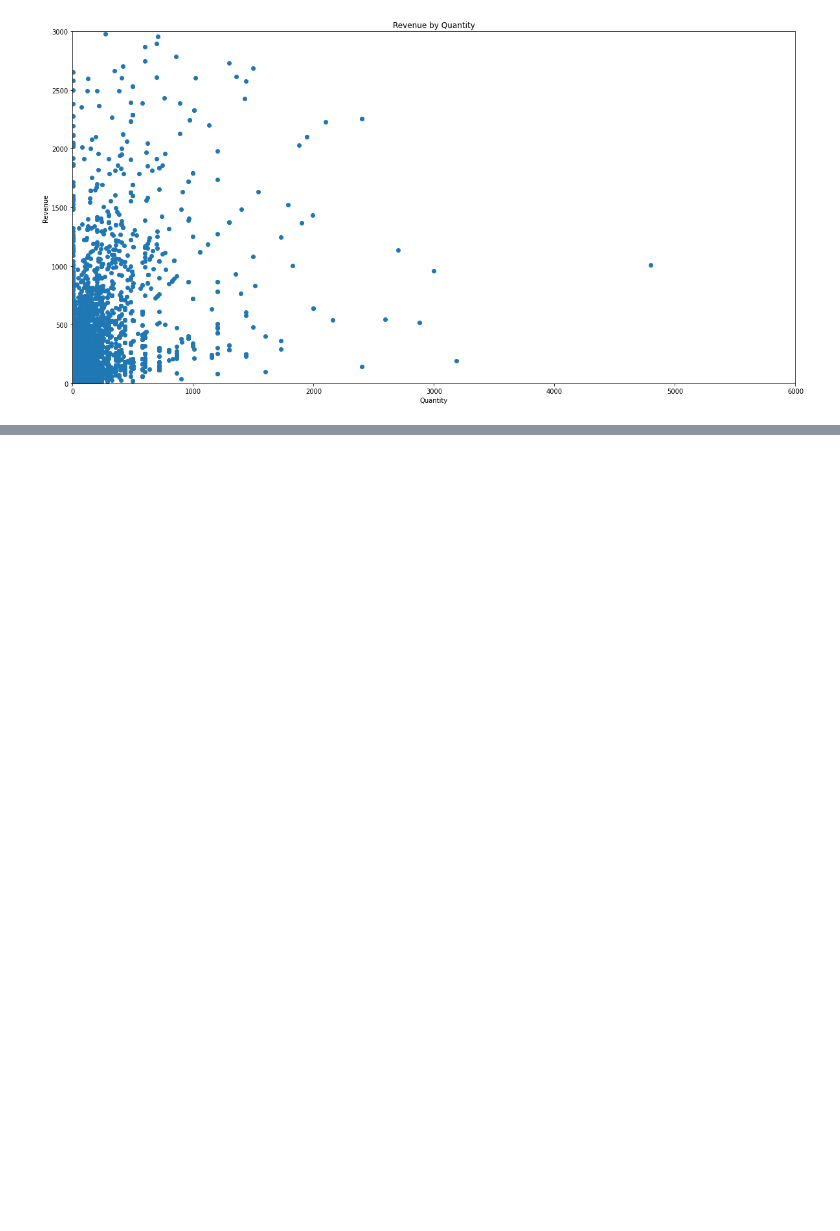
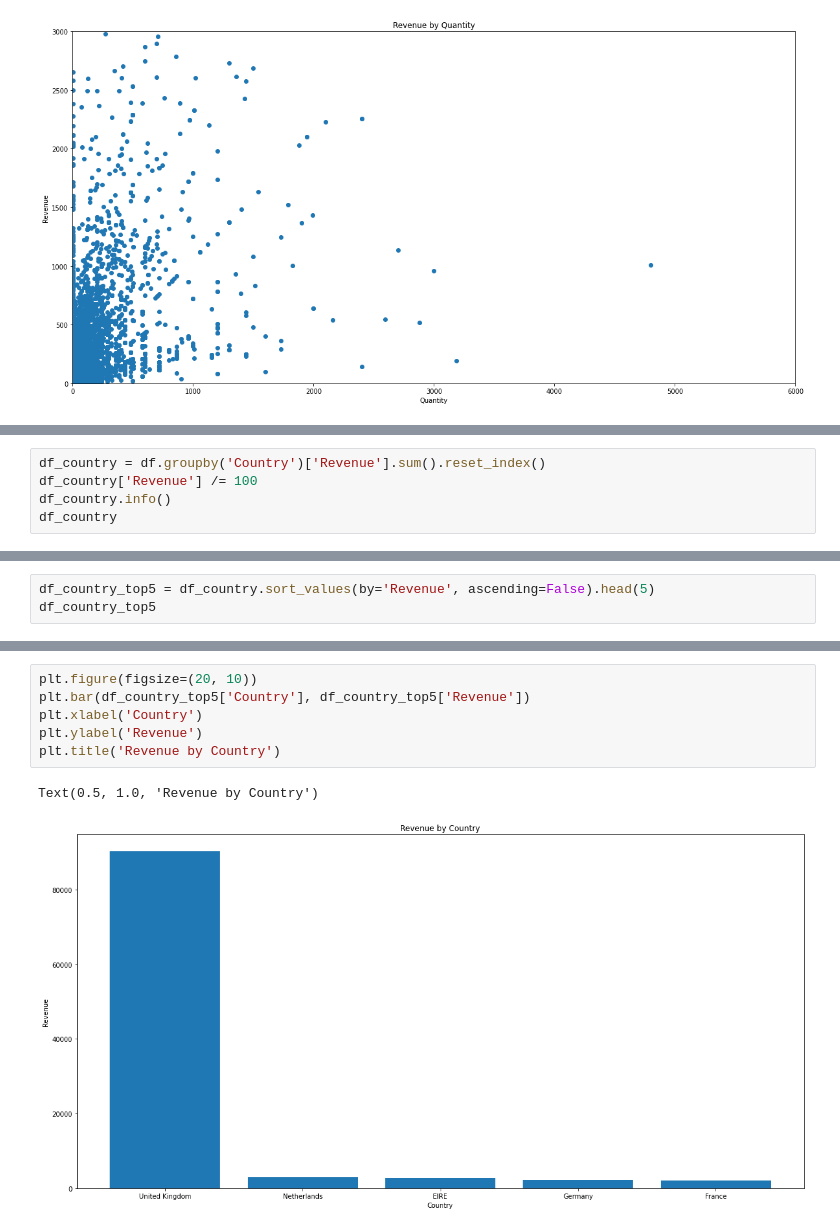
Before and after one commit to thanhENC/DA-course-UEL, a Jupyter notebook: 01. Visualization/Visualization.ipynb, the cells around one changed output, grey strips where cells are left out. Saved outputs shown, nothing was run; the diff lists cells and outputs as text; blank space fills up the shorter version.

Commit message:
visualize

```diff
--- a/01. Visualization/Visualization.ipynb
+++ b/01. Visualization/Visualization.ipynb
@@ -237,0 +268,5 @@ plt
+# %%
+df_country = df.groupby('Country')['Revenue'].sum().reset_index()
+df_country['Revenue'] /= 100
+df_country.info()
+df_country
@@ -237,0 +300,3 @@ plt
+# %%
+df_country_top5 = df_country.sort_values(by='Revenue', ascending=False).head(5)
+df_country_top5
@@ -237,0 +310,9 @@ plt
+# %%
+plt.figure(figsize=(20, 10))
+plt.bar(df_country_top5['Country'], df_country_top5['Revenue'])
+plt.xlabel('Country')
+plt.ylabel('Revenue')
+plt.title('Revenue by Country')
+# %% [output]
+Text(0.5, 1.0, 'Revenue by Country')
+[figure, added]
```
Also changed, not shown: parts of 21 cells of this notebook, 8 other files.
